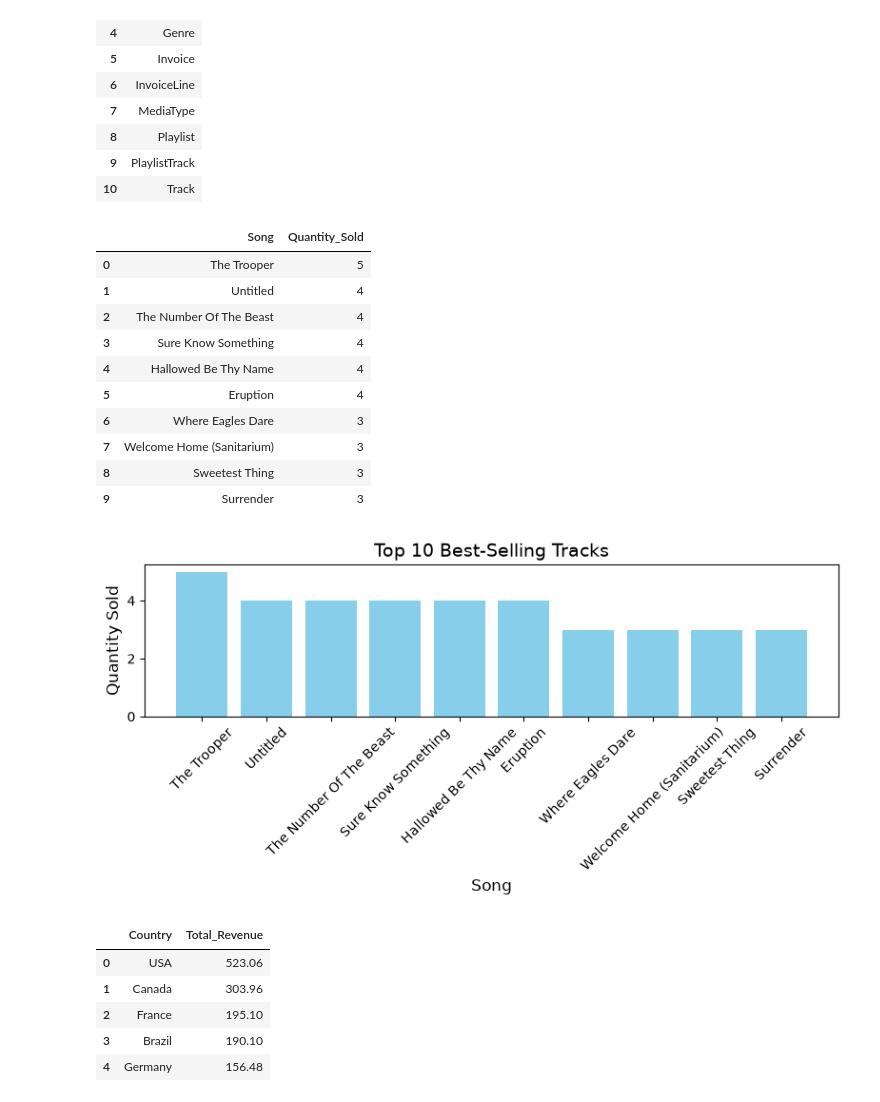
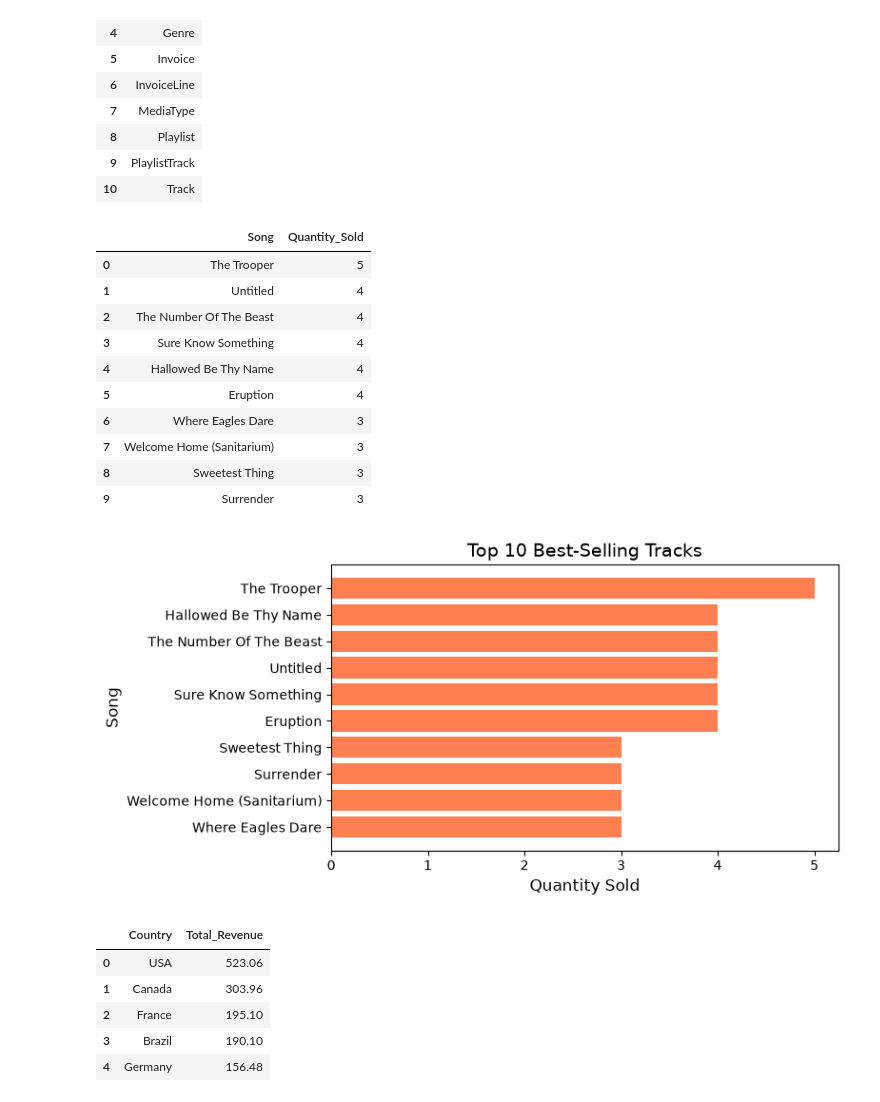
Before and after one commit to helenadepaula/Querying-with-SQL-and-Python-SQLite-Chinook-Database, a Jupyter notebook: analysis.ipynb, the cells around one changed output. Saved outputs shown, nothing was run; the diff lists cells and outputs as text; code cells hidden in the pictures.

```diff
--- a/analysis.ipynb
+++ b/analysis.ipynb
@@ -48,3 +48,20 @@ def plot_bar_chart(xdata, ydata, xlabel, ylabel, title):
 
     plt.tight_layout()  # Adjust the layout to prevent overlapping.
     plt.show()      # Display the chart.
+# %%
+# Defining a function to plot the results of the queries in a horizontal bar chart.
+
+def plot_hbar_chart(ydata, xdata, ylabel, xlabel, title):
+    """Function to plot the results of the queries in a horizontal bar chart."""
+
+    plt.figure(figsize=(8, 4))   # Create a new figure with a specified size.
+
+    plt.barh(ydata, xdata, color='coral')  # Create a horizontal bar chart with data from the DataFrame.
+
+    # Defining the chart's title and labels.
+    plt.title(title, fontsize=14)    # Chart title.
+    plt.xlabel(xlabel, fontsize=12)     # X-axis label.
+    plt.ylabel(ylabel, fontsize=12)   # Y-axis label.
+
+    plt.tight_layout()  # Adjust the layout to prevent overlapping.
+    plt.show()      # Display the chart.
@@ -51,31 +83,34 @@ def plot_bar_chart(xdata, ydata, xlabel, ylabel, title):
 # %%
 # Which are the 10 best-selling tracks?
 
 query_top_tracks = """
 SELECT Name AS Song, SUM(Quantity) AS Quantity_Sold
 FROM Track JOIN InvoiceLine
 ON InvoiceLine.TrackID = Track.TrackID
 GROUP BY Song
 ORDER BY Quantity_Sold DESC
 LIMIT 10;
 """
 
 top_tracks = run_query(query_top_tracks)
 display(top_tracks)
-plot_bar_chart(top_tracks['Song'], top_tracks['Quantity_Sold'], 'Song', 'Quantity Sold', 'Top 10 Best-Selling Tracks')
+
+inverted_top_tracks = top_tracks.sort_values(by='Quantity_Sold', ascending=True)  # Sort the DataFrame in ascending order to plot an accurate horizontal bar chart.
+
+plot_hbar_chart(inverted_top_tracks['Song'], inverted_top_tracks['Quantity_Sold'], 'Song', 'Quantity Sold', 'Top 10 Best-Selling Tracks')
 # %% [output]
 |  | Song | Quantity_Sold |
 | 0 | The Trooper | 5 |
 | 1 | Untitled | 4 |
 | 2 | The Number Of The Beast | 4 |
 | 3 | Sure Know Something | 4 |
 | 4 | Hallowed Be Thy Name | 4 |
 | 5 | Eruption | 4 |
 | 6 | Where Eagles Dare | 3 |
 | 7 | Welcome Home (Sanitarium) | 3 |
 | 8 | Sweetest Thing | 3 |
 | 9 | Surrender | 3 |
-[figure, old version]
+[figure, new version]
 # %%
 # Which country generates the most revenue?
 
```
Also changed, not shown: parts of 3 cells of this notebook.
